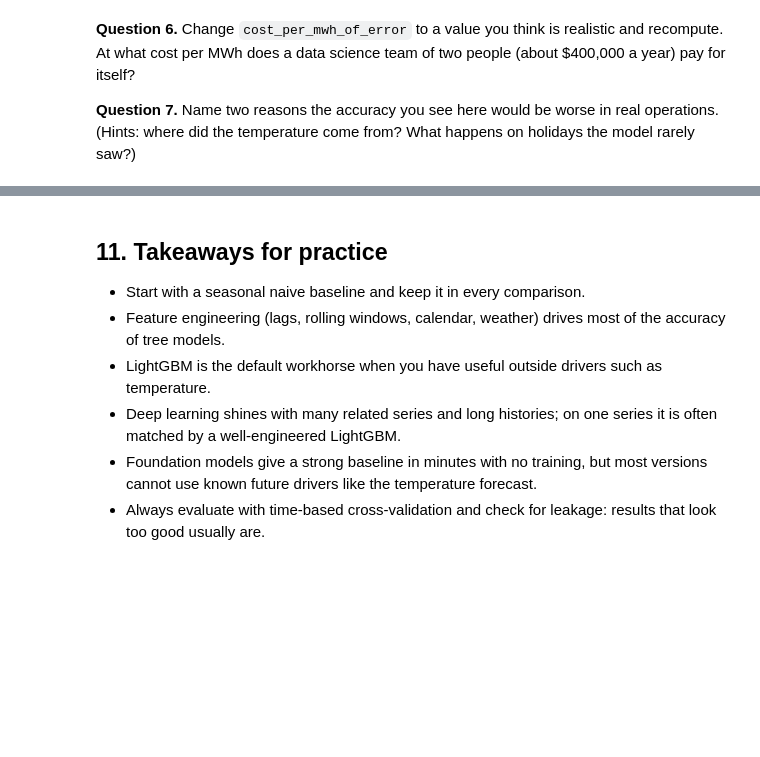
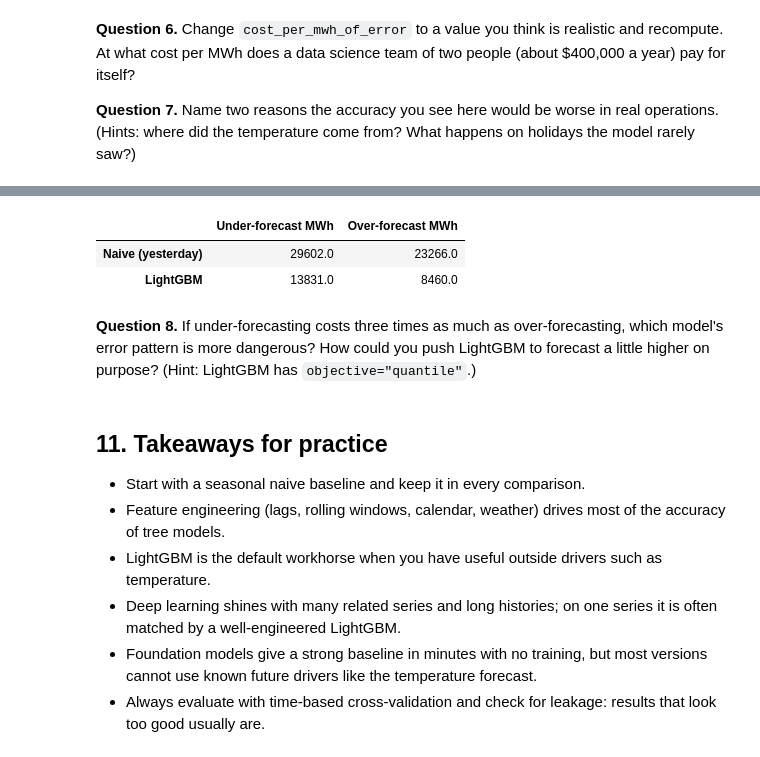
Before and after one commit to robertasgabrys/Forecasting, a Jupyter notebook: ML_DL_Forecasting_in_Python.ipynb, the cells around one changed output, grey strips where cells are left out. Cells and saved outputs as stored; diff of their text form; code cells hidden in the pictures; blank space fills up the shorter version.

```diff
--- a/ML_DL_Forecasting_in_Python.ipynb
+++ b/ML_DL_Forecasting_in_Python.ipynb
@@ -460,3 +489,15 @@ Illustrative yearly saving at $20/MWh: $15,944,952
+# %%
+direction = pd.DataFrame({"Naive (yesterday)": test["y"].values - test["lag24"].values,
+                          "LightGBM": test["y"].values - lgbm_pred})
+summary = pd.DataFrame({"Under-forecast MWh": direction.clip(lower=0).sum(),
+                        "Over-forecast MWh": (-direction).clip(lower=0).sum()}).round(0)
+summary
+# %% [output]
+|  | Under-forecast MWh | Over-forecast MWh |
+| Naive (yesterday) | 29602.0 | 23266.0 |
+| LightGBM | 13831.0 | 8460.0 |
+# %% [markdown]
+**Question 8.** If under-forecasting costs three times as much as over-forecasting, which model's error pattern is more dangerous? How could you push LightGBM to forecast a little higher on purpose? (Hint: LightGBM has `objective="quantile"`.)
 # %% [markdown]
 ## 11. Takeaways for practice
 
```
Also changed, not shown: parts of 8 cells of this notebook, 3 other files.
